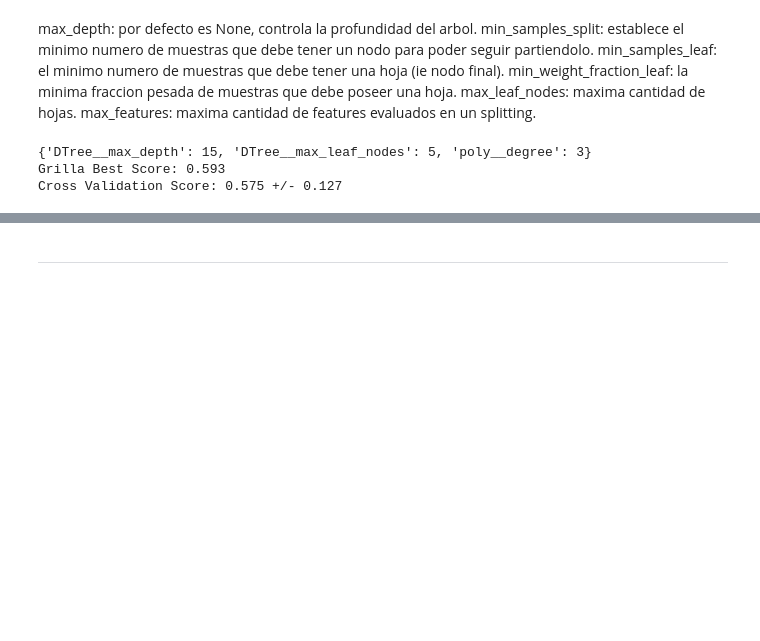
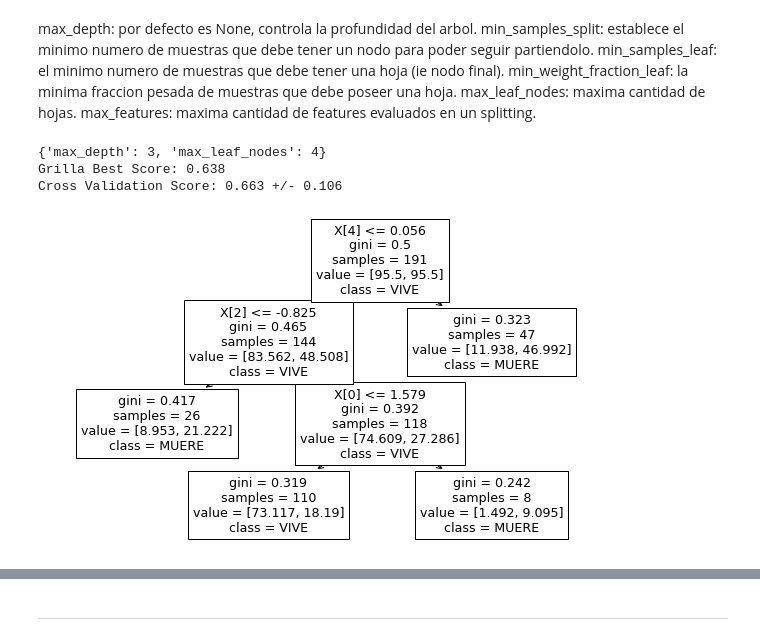
Before and after one commit to JaviCeRodriguez/Heart-Failure-ML, a Jupyter notebook: classification.ipynb, the cells around one changed output, grey strips where cells are left out. Saved outputs shown, nothing was run; the diff lists cells and outputs as text; code cells hidden in the pictures; blank space fills up the shorter version.

```diff
--- a/classification.ipynb
+++ b/classification.ipynb
@@ -153,8 +164,8 @@ min_weight_fraction_leaf: la minima fraccion pesada de muestras que debe poseer
 max_leaf_nodes: maxima cantidad de hojas.
 max_features: maxima cantidad de features evaluados en un splitting.
 # %%
-hyperparam = {"poly__degree":[1,2,3,4,5],"DTree__max_depth":[15,20,25,30,50],"DTree__max_leaf_nodes":[2,5,25,50,100]}
-dt_model = Pipeline([["poly",PolynomialFeatures()],["DTree",DecisionTreeClassifier(class_weight="balanced")]])
+hyperparam = {"max_depth":[2,3,4,5,10,15,20,25,30],"max_leaf_nodes":[2,3,4,5,6,25,50]}
+dt_model = DecisionTreeClassifier(class_weight="balanced")
 dt_grilla = GridSearchCV(dt_model,hyperparam,cv=sss,scoring="f1",n_jobs=-1)
 dt_grilla.fit(feat_train,targ_train)
 print(dt_grilla.best_params_)
@@ -163,9 +174,15 @@ print("Grilla Best Score: {:.3f}".format(dt_grilla.best_score_))
 dt_scoring = cross_val_score(dt_model, feat_train, targ_train,cv=sss, scoring="f1")
 print("Cross Validation Score: {:.3f} +/- {:.3f}".format(dt_scoring.mean(),dt_scoring.std()))
 # %% [output]
-{'DTree__max_depth': 15, 'DTree__max_leaf_nodes': 5, 'poly__degree': 3}
-Grilla Best Score: 0.593
-Cross Validation Score: 0.575 +/- 0.127
+{'max_depth': 3, 'max_leaf_nodes': 4}
+Grilla Best Score: 0.638
+Cross Validation Score: 0.663 +/- 0.106
+# %%
+plt.figure(figsize=[10,6])
+plot_tree(dt_model,class_names=["VIVE","MUERE"])
+plt.show()
+# %% [output]
+[figure, added]
 # %%
 dt_predicted = cross_val_predict(dt_model,feat_train,targ_train,cv=40)
 cm = confusion_matrix(targ_train, dt_predicted)
```
Also changed, not shown: parts of 19 cells of this notebook, 1 other file.
